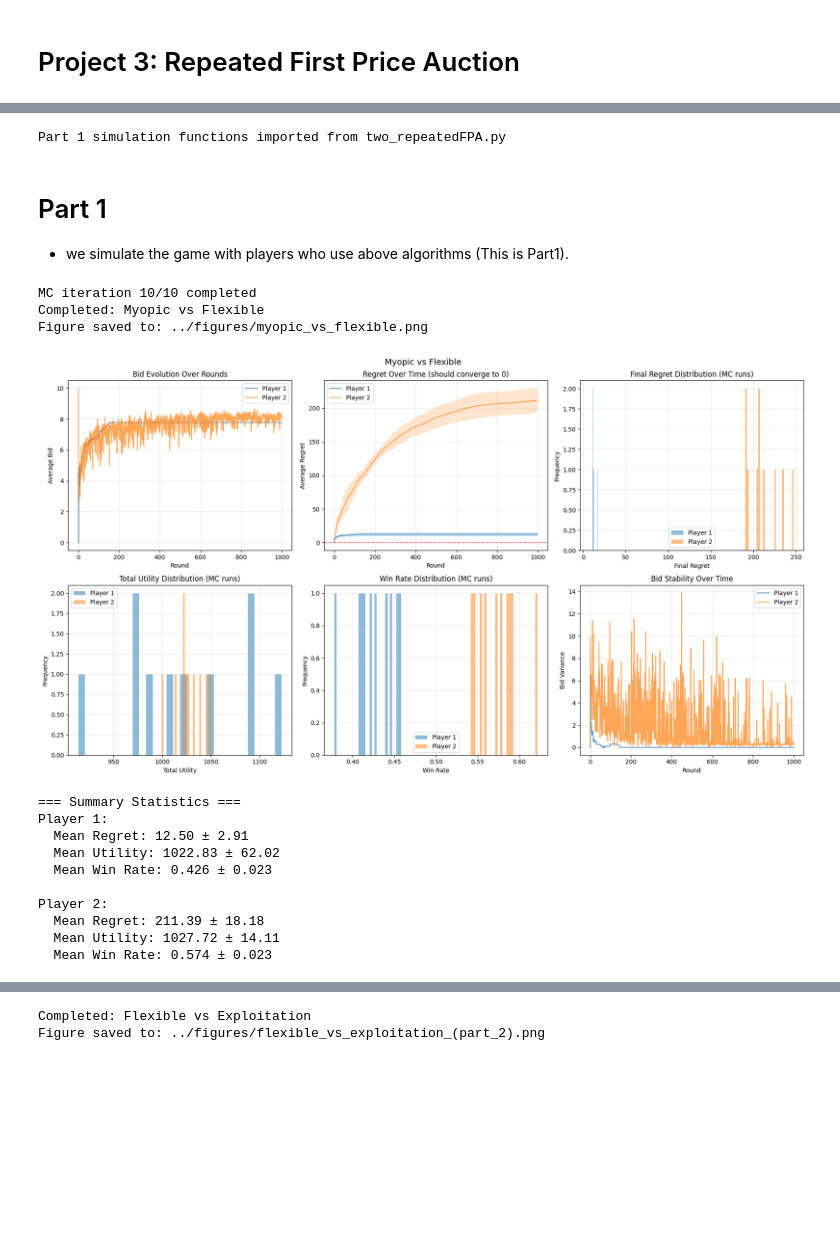
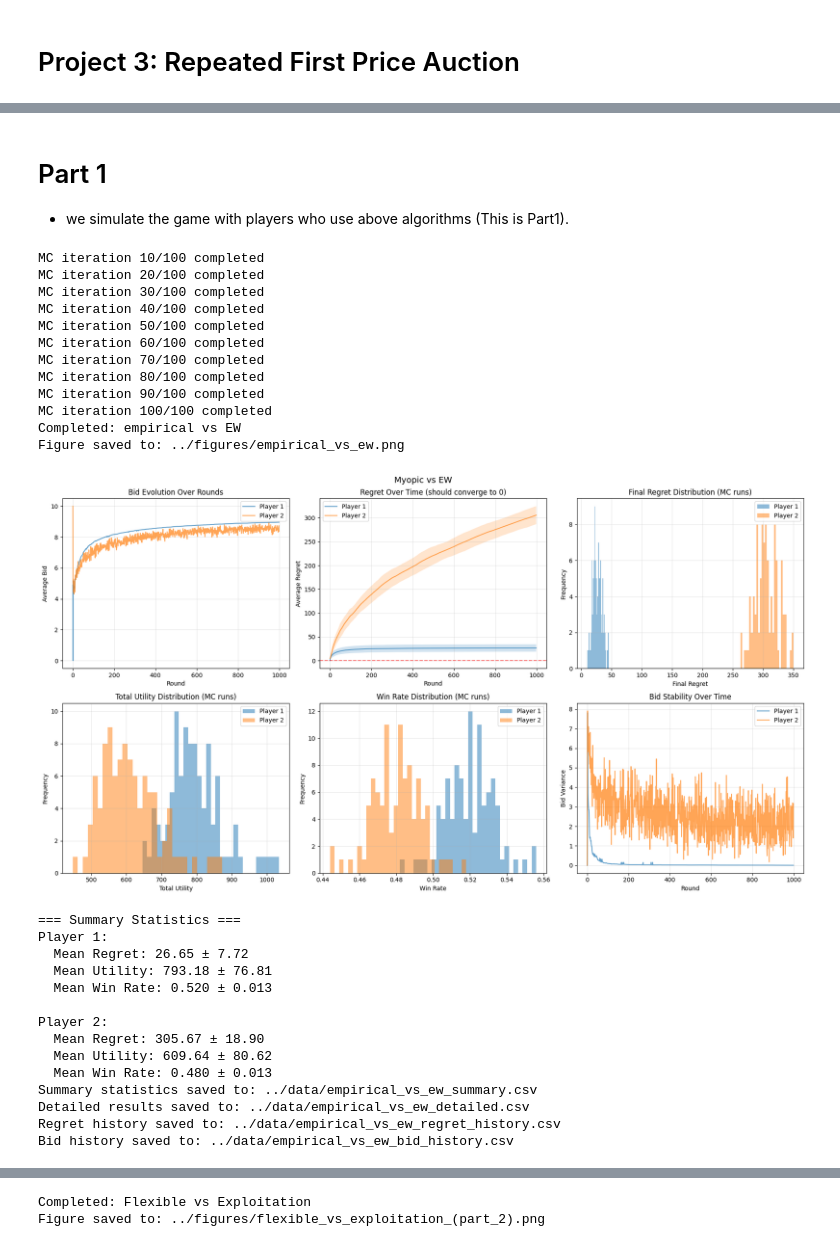
Before and after one commit to KoshiHarashima/CS332, a Jupyter notebook: 332Project3/code/plot.ipynb, the cells around one changed output, grey strips where cells are left out. Drawn from its saved outputs; the diff is of its cells as text; code cells hidden in the pictures; blank space fills up the shorter version.

```diff
--- a/332Project3/code/plot.ipynb
+++ b/332Project3/code/plot.ipynb
@@ -36,14 +33,9 @@ This setting allows players to use opponent's bid history directly in their lear
 # %%
-# import library
-import numpy as np
-import matplotlib.pyplot as plt
-import random
-import math
-import statistics
+import sys, importlib
+from pathlib import Path
+sys.path.insert(0, str(Path('algorithm').resolve()))
+
+empirical, ew, exploitation = [importlib.import_module(m) for m in ['1_empirical', '2_ew', '3_exploitation']]
+
+import repeated_FPA
+from repeated_FPA import run_repeated_fpa, plot_part1_results
-# %%
-# Import simulation and plotting functions from two_repeatedFPA.py
-from two_repeatedFPA import run_repeated_fpa, plot_part1_results
-
-print("Part 1 simulation functions imported from two_repeatedFPA.py")
-# %% [output]
-Part 1 simulation functions imported from two_repeatedFPA.py
@@ -78,32 +46,45 @@ import two_repeatedFPA
 # Part 1 Implementation
 
 # Parameters
-n_rounds = 1000  # number of rounds
-k = 10  # number of arms (discretization)
-n_mc = 10  # number of Monte Carlo simulations
+n_rounds = 1000
+k = 50
+n_mc = 100
 # %%
-# Example 1: Myopic vs Flexible
-# Note: flexible_algorithm uses optimal learning_rate = sqrt(log(k) / n) by default
+# Example 1: Empirical vs EW
+# Note: ew_algorithm uses optimal learning_rate = sqrt(log(k) / n) by default
 # Optimal learning rate: epsilon = sqrt(log(k) / T)
 
 v1, v2 = 10.0, 10.0
-player1 = (myopic.myopic_algorithm, v1, {'k': k, 'h': v1})
-player2 = (flexible.flexible_algorithm, v2, {'k': k, 'h': v2})
-results_myopic_vs_flexible = run_repeated_fpa(player1, player2, n_rounds, n_mc, k=k)
-print("Completed: Myopic vs Flexible")
-plot_part1_results(results_myopic_vs_flexible, title="Myopic vs Flexible")
+player1 = (empirical.empirical_algorithm, v1, {'k': k, 'h': v1})
+player2 = (ew.flexible_algorithm, v2, {'k': k, 'h': v2, 'learning_rate': None})  # None = default (sqrt(log(k) / n)), or specify a value like 0.1
+results_empirical_vs_ew = run_repeated_fpa(player1, player2, n_rounds, n_mc, k=k)
+print("Completed: Empirical vs EW")
+plot_part1_results(results_empirical_vs_ew, title="Empirical vs EW")
 # %% [output]
-MC iteration 10/10 completed
-Completed: Myopic vs Flexible
-Figure saved to: ../figures/myopic_vs_flexible.png
+MC iteration 10/100 completed
+MC iteration 20/100 completed
+MC iteration 30/100 completed
+MC iteration 40/100 completed
+MC iteration 50/100 completed
+MC iteration 60/100 completed
+MC iteration 70/100 completed
+MC iteration 80/100 completed
+MC iteration 90/100 completed
+MC iteration 100/100 completed
+Completed: empirical vs EW
+Figure saved to: ../figures/empirical_vs_ew.png
-[figure, old version]
+[figure, new version]
 === Summary Statistics ===
 Player 1:
-  Mean Regret: 12.50 ± 2.91
-  Mean Utility: 1022.83 ± 62.02
-  Mean Win Rate: 0.426 ± 0.023
+  Mean Regret: 26.65 ± 7.72
+  Mean Utility: 793.18 ± 76.81
+  Mean Win Rate: 0.520 ± 0.013
 
 Player 2:
-  Mean Regret: 211.39 ± 18.18
-  Mean Utility: 1027.72 ± 14.11
-  Mean Win Rate: 0.574 ± 0.023
+  Mean Regret: 305.67 ± 18.90
+  Mean Utility: 609.64 ± 80.62
+  Mean Win Rate: 0.480 ± 0.013
+Summary statistics saved to: ../data/empirical_vs_ew_summary.csv
+Detailed results saved to: ../data/empirical_vs_ew_detailed.csv
+Regret history saved to: ../data/empirical_vs_ew_regret_history.csv
+Bid history saved to: ../data/empirical_vs_ew_bid_history.csv
```
Also changed, not shown: parts of 12 cells of this notebook, 13 other files.
